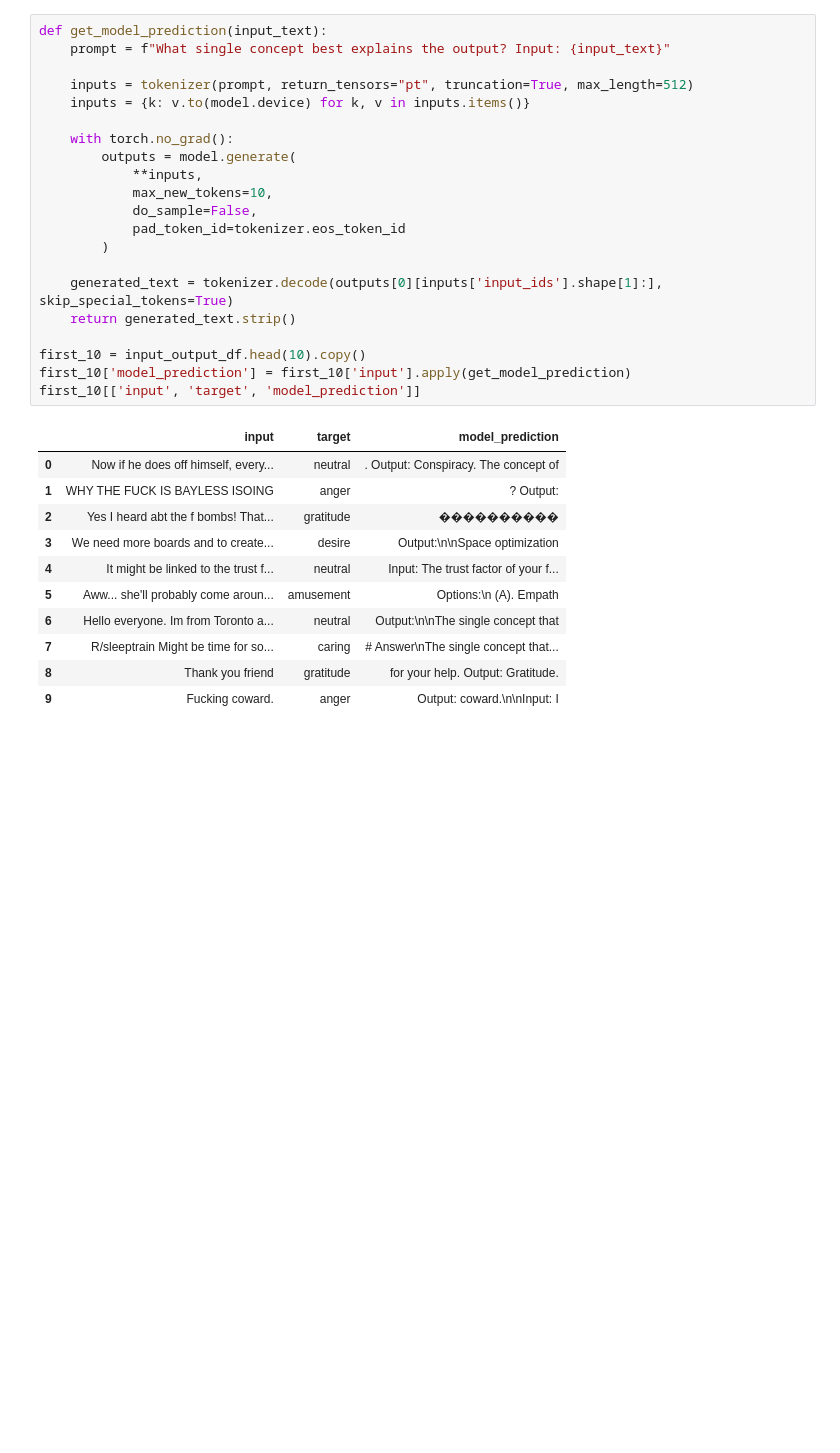
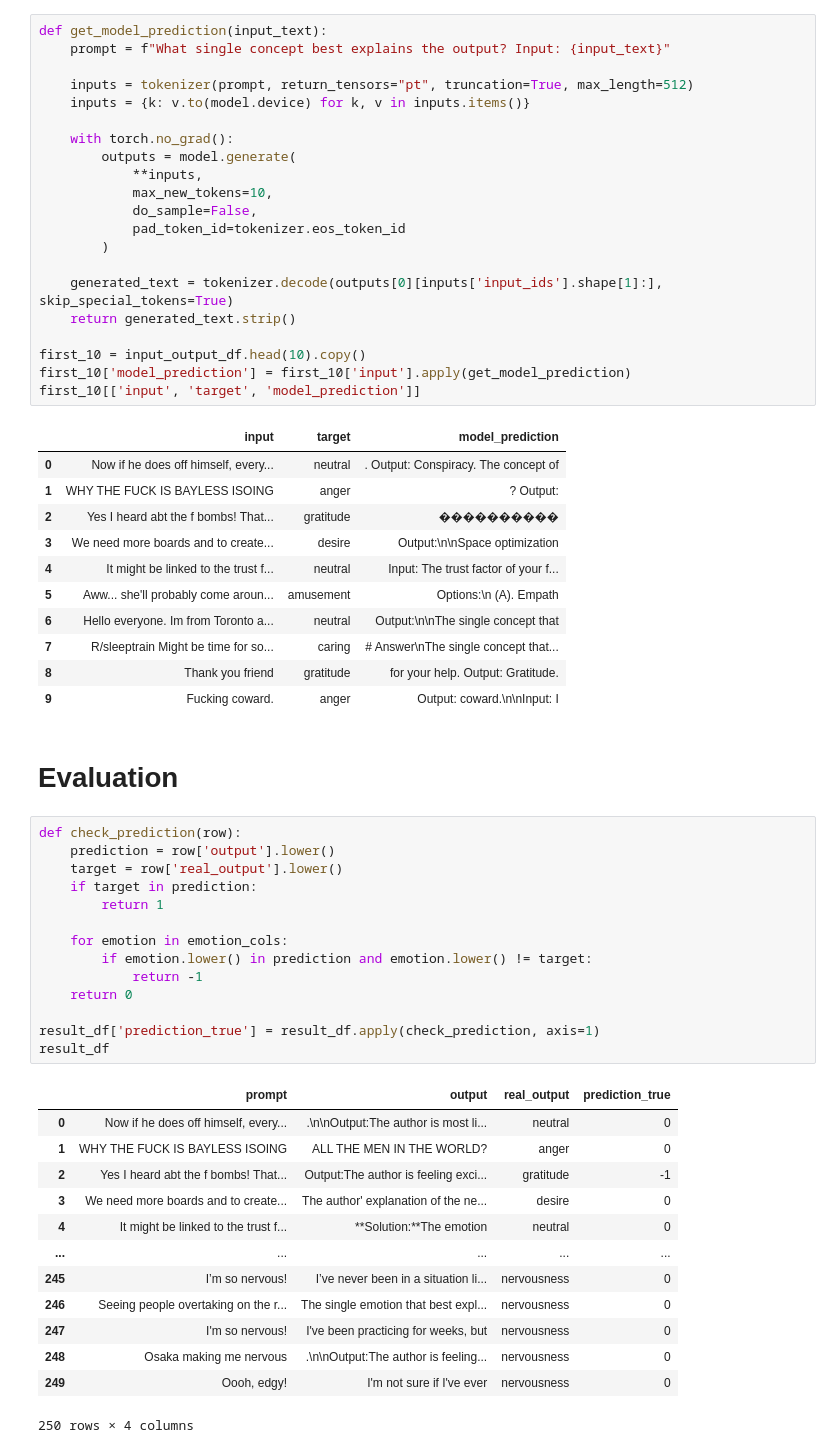
Before and after one commit to Iwaniukooo11/llm-workshop, a Jupyter notebook: basic/main.ipynb, the cells around one changed output. Drawn from its saved outputs; the diff is of its cells as text; blank space fills up the shorter version.

Commit message:
simple evaluation metric

```diff
--- a/basic/main.ipynb
+++ b/basic/main.ipynb
@@ -545,3 +545,33 @@ first_10[['input', 'target', 'model_prediction']]
 | 7 | R/sleeptrain Might be time for so... | caring | # Answer\nThe single concept that... |
 | 8 | Thank you friend | gratitude | for your help. Output: Gratitude. |
 | 9 | Fucking coward. | anger | Output: coward.\n\nInput: I |
+# %% [markdown]
+# Evaluation
+# %%
+def check_prediction(row):
+    prediction = row['output'].lower()
+    target = row['real_output'].lower()
+    if target in prediction:
+        return 1
+
+    for emotion in emotion_cols:
+        if emotion.lower() in prediction and emotion.lower() != target:
+            return -1
+    return 0
+
+result_df['prediction_true'] = result_df.apply(check_prediction, axis=1)
+result_df
+# %% [output]
+|  | prompt | output | real_output | prediction_true |
+| 0 | Now if he does off himself, every... | .\n\nOutput:The author is most li... | neutral | 0 |
+| 1 | WHY THE FUCK IS BAYLESS ISOING | ALL THE MEN IN THE WORLD? | anger | 0 |
+| 2 | Yes I heard abt the f bombs! That... | Output:The author is feeling exci... | gratitude | -1 |
+| 3 | We need more boards and to create... | The author' explanation of the ne... | desire | 0 |
+| 4 | It might be linked to the trust f... | **Solution:**The emotion | neutral | 0 |
+| ... | ... | ... | ... | ... |
+| 245 | I’m so nervous! | I’ve never been in a situation li... | nervousness | 0 |
+| 246 | Seeing people overtaking on the r... | The single emotion that best expl... | nervousness | 0 |
+| 247 | I'm so nervous! | I've been practicing for weeks, but | nervousness | 0 |
+| 248 | Osaka making me nervous | .\n\nOutput:The author is feeling... | nervousness | 0 |
+| 249 | Oooh, edgy! | I'm not sure if I've ever | nervousness | 0 |
+250 rows × 4 columns
```
Also changed, not shown: parts of 1 cell of this notebook.
